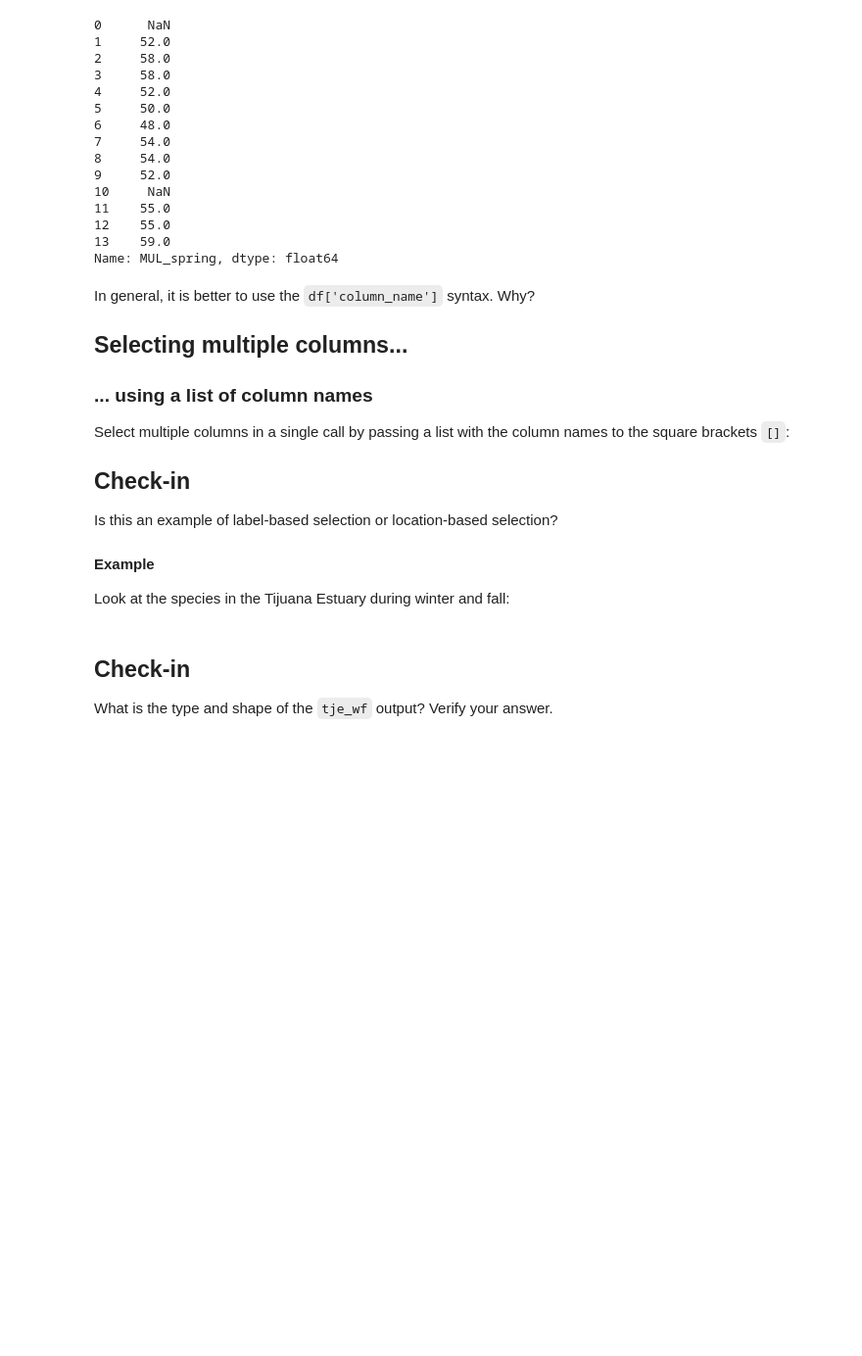
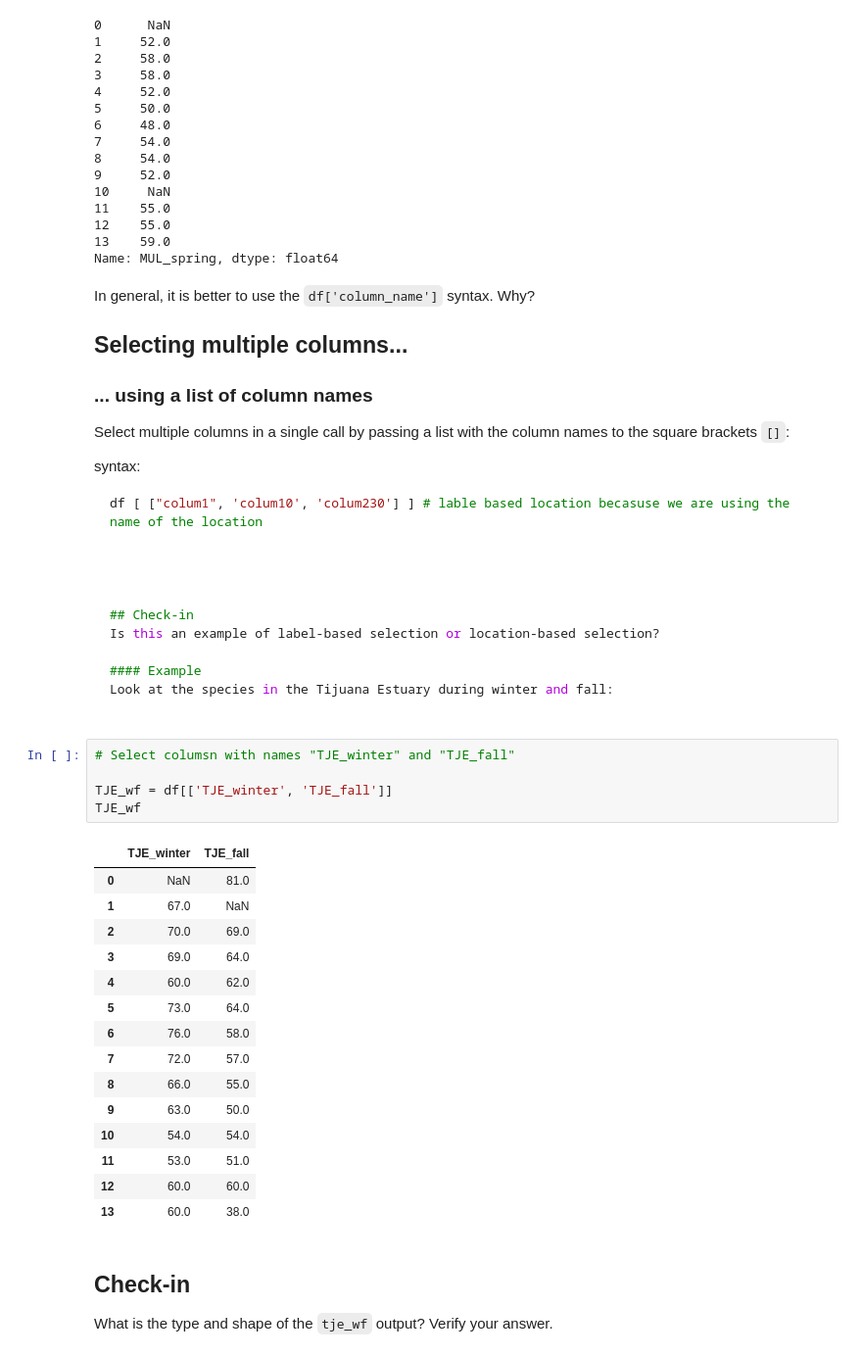
Before and after one commit to Karlavramos/eds220-in-class, a Jupyter notebook: week1/week-1-pandas-subsetting-STUDENTS.ipynb, the cells around one changed output. Shown at 98% size. Saved outputs shown, nothing was run; the diff lists cells and outputs as text; blank space fills up the shorter version.

````diff
--- a/week1/week-1-pandas-subsetting-STUDENTS.ipynb
+++ b/week1/week-1-pandas-subsetting-STUDENTS.ipynb
@@ -185,6 +185,11 @@ In general, it is better to use the `df['column_name']` syntax. Why?
 
 Select multiple columns in a single call by passing a list with the column names to the square brackets `[]`:
 
+syntax:
+
+``` python
+df [ ["colum1", 'colum10', 'colum230'] ] # lable based location becasuse we are using the name of the location
+
 
 
 
@@ -193,6 +198,27 @@ Is this an example of label-based selection or location-based selection?
 
 #### Example
 Look at the species in the Tijuana Estuary during winter and fall:
+# %%
+# Select columsn with names "TJE_winter" and "TJE_fall"
+
+TJE_wf = df[['TJE_winter', 'TJE_fall']]
+TJE_wf
+# %% [output]
+|  | TJE_winter | TJE_fall |
+| 0 | NaN | 81.0 |
+| 1 | 67.0 | NaN |
+| 2 | 70.0 | 69.0 |
+| 3 | 69.0 | 64.0 |
+| 4 | 60.0 | 62.0 |
+| 5 | 73.0 | 64.0 |
+| 6 | 76.0 | 58.0 |
+| 7 | 72.0 | 57.0 |
+| 8 | 66.0 | 55.0 |
+| 9 | 63.0 | 50.0 |
+| 10 | 54.0 | 54.0 |
+| 11 | 53.0 | 51.0 |
+| 12 | 60.0 | 60.0 |
+| 13 | 60.0 | 38.0 |
 # %% [markdown]
 ## Check-in
 What is the type and shape of the `tje_wf` output? Verify your answer.
````
Also changed, not shown: parts of 26 cells of this notebook.
